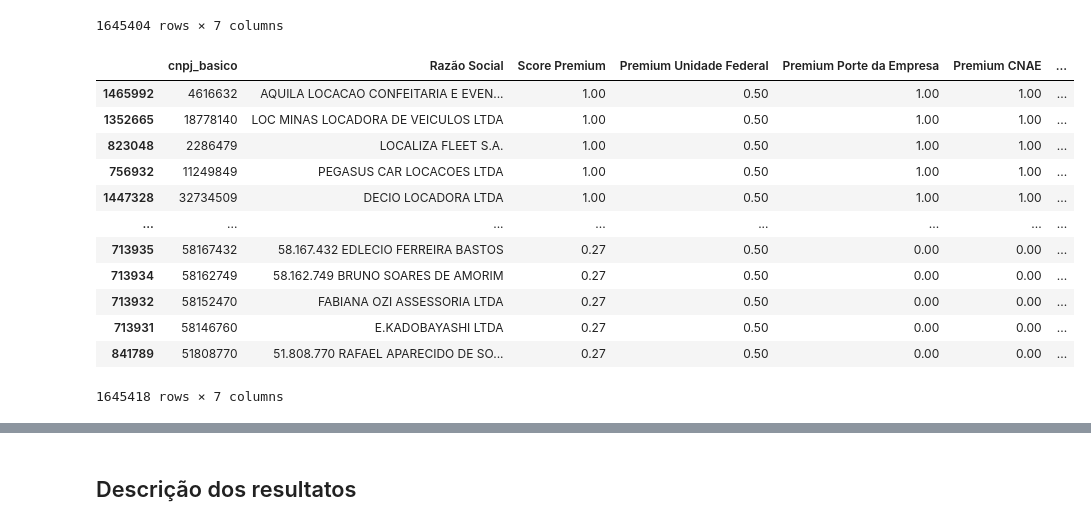
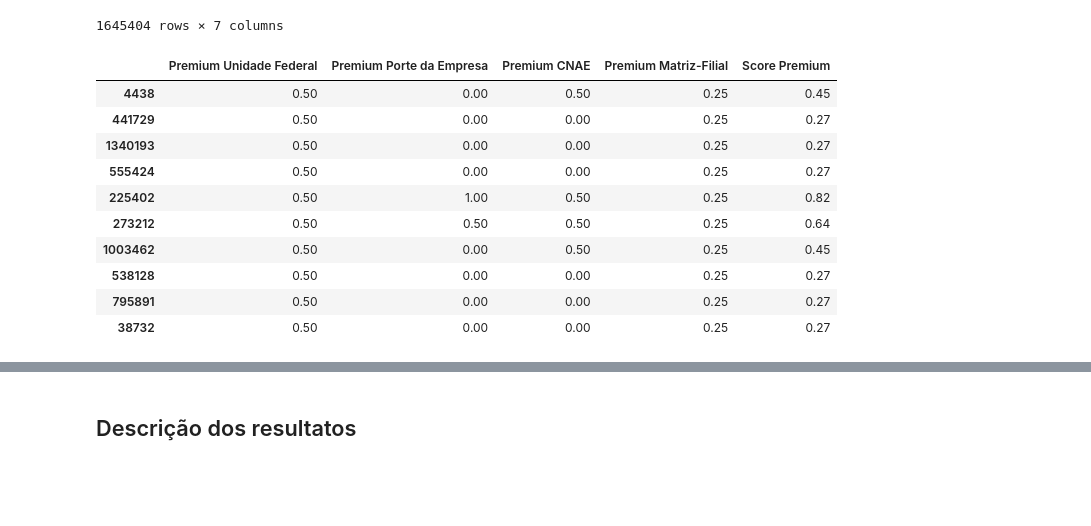
Before and after one commit to GuilhermeBrevilato/projeto_no1__mackenzie, a Jupyter notebook: reports/medida_de_afinidade.ipynb, the cells around one changed output, grey strips where cells are left out. Cells and saved outputs as stored; diff of their text form; code cells hidden in the pictures; blank space fills up the shorter version.

Commit message:
Exemplos de medidas de afinidade

```diff
--- a/reports/medida_de_afinidade.ipynb
+++ b/reports/medida_de_afinidade.ipynb
@@ -327,27 +325,23 @@ df_leads[['cnpj_basico',
 | 735070 | 36946540 | BLACK STAR BRASIL PARTICIPACOES LTDA | 0.27 | 0.50 | 0.00 | 0.00 | ... |
 1645404 rows × 7 columns
 # %%
-# Apareceiam empresas repetidas pois UF foi removido da apresentação
+# Exemplos de resultados Premium
 
-df_leads[['cnpj_basico',
-          'Razão Social',
-          'Score Premium',
-          'Premium Unidade Federal',
+df_leads[['Premium Unidade Federal',
           'Premium Porte da Empresa',
           'Premium CNAE',
-          'Premium Matriz-Filial']
-          ].sort_values('Score Premium',ascending=False).drop_duplicates()#[df_leads['Score Premium'] == 1]
+          'Premium Matriz-Filial',
+          'Score Premium']
+          ].sample(n=10, weights='Score Premium')
 # %% [output]
-|  | cnpj_basico | Razão Social | Score Premium | Premium Unidade Federal | Premium Porte da Empresa | Premium CNAE | ... |
-| 1465992 | 4616632 | AQUILA LOCACAO CONFEITARIA E EVEN... | 1.00 | 0.50 | 1.00 | 1.00 | ... |
-| 1352665 | 18778140 | LOC MINAS LOCADORA DE VEICULOS LTDA | 1.00 | 0.50 | 1.00 | 1.00 | ... |
-| 823048 | 2286479 | LOCALIZA FLEET S.A. | 1.00 | 0.50 | 1.00 | 1.00 | ... |
-| 756932 | 11249849 | PEGASUS CAR LOCACOES LTDA | 1.00 | 0.50 | 1.00 | 1.00 | ... |
-| 1447328 | 32734509 | DECIO LOCADORA LTDA | 1.00 | 0.50 | 1.00 | 1.00 | ... |
-| ... | ... | ... | ... | ... | ... | ... | ... |
-| 713935 | 58167432 | 58.167.432 EDLECIO FERREIRA BASTOS | 0.27 | 0.50 | 0.00 | 0.00 | ... |
-| 713934 | 58162749 | 58.162.749 BRUNO SOARES DE AMORIM | 0.27 | 0.50 | 0.00 | 0.00 | ... |
-| 713932 | 58152470 | FABIANA OZI ASSESSORIA LTDA | 0.27 | 0.50 | 0.00 | 0.00 | ... |
-| 713931 | 58146760 | E.KADOBAYASHI LTDA | 0.27 | 0.50 | 0.00 | 0.00 | ... |
-| 841789 | 51808770 | 51.808.770 RAFAEL APARECIDO DE SO... | 0.27 | 0.50 | 0.00 | 0.00 | ... |
+|  | Premium Unidade Federal | Premium Porte da Empresa | Premium CNAE | Premium Matriz-Filial | Score Premium |
+| 4438 | 0.50 | 0.00 | 0.50 | 0.25 | 0.45 |
+| 441729 | 0.50 | 0.00 | 0.00 | 0.25 | 0.27 |
+| 1340193 | 0.50 | 0.00 | 0.00 | 0.25 | 0.27 |
+| 555424 | 0.50 | 0.00 | 0.00 | 0.25 | 0.27 |
+| 225402 | 0.50 | 1.00 | 0.50 | 0.25 | 0.82 |
+| 273212 | 0.50 | 0.50 | 0.50 | 0.25 | 0.64 |
+| 1003462 | 0.50 | 0.00 | 0.50 | 0.25 | 0.45 |
+| 538128 | 0.50 | 0.00 | 0.00 | 0.25 | 0.27 |
+| 795891 | 0.50 | 0.00 | 0.00 | 0.25 | 0.27 |
+| 38732 | 0.50 | 0.00 | 0.00 | 0.25 | 0.27 |
-1645418 rows × 7 columns
```
Also changed, not shown: parts of 2 cells of this notebook.
